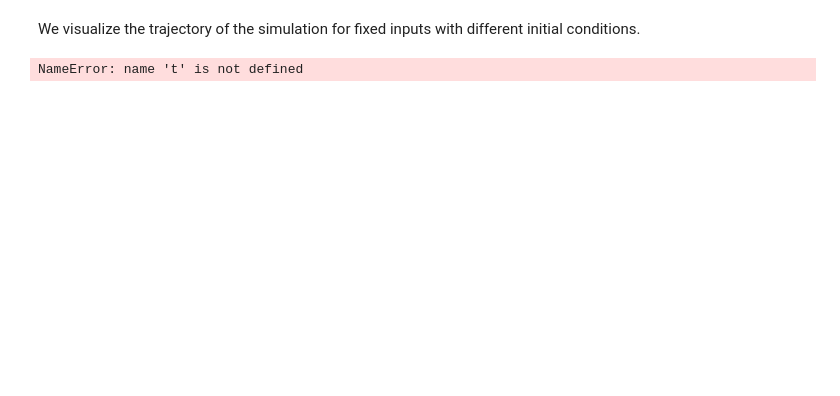
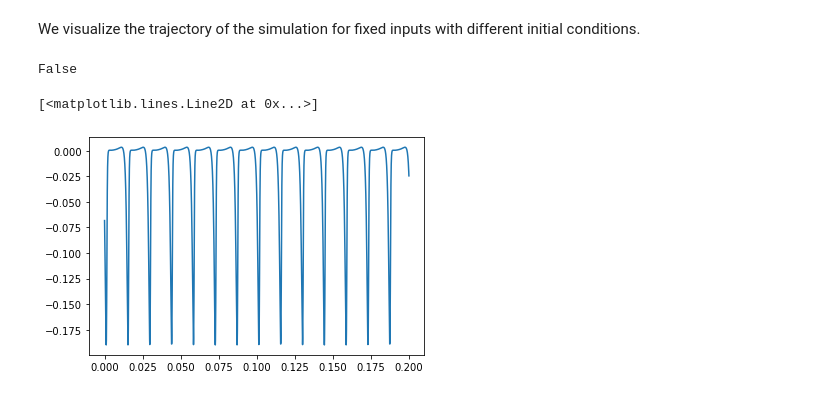
Before and after one commit to shivangrawat/perturbed_organics, a Jupyter notebook: examples/fixed_input_traj.ipynb, the cells around one changed output. Saved outputs shown, nothing was run; the diff lists cells and outputs as text; code cells hidden in the pictures; blank space fills up the shorter version.

```diff
--- a/examples/fixed_input_traj.ipynb
+++ b/examples/fixed_input_traj.ipynb
@@ -115,6 +278,3 @@ def is_diverging(trajectory, max_val=1e10):
 y0 = model.inital_conditions(initial_type=initial_type)
 
 sim_obj = sim_solution(model)
-sim = sim_obj.simulate(t, y0=y0)
-# %% [output]
-NameError: name 't' is not defined
@@ -120,0 +313,10 @@ NameError: name 't' is not defined
+# %%
+signal_data = traj_segment[:, 0].detach().numpy()
+is_periodic(signal_data)
+# %% [output]
+False
+# %%
+plt.plot(t_chunk, signal_data)
+# %% [output]
+[<matplotlib.lines.Line2D at 0x...>]
+[figure, added]
```
Also changed, not shown: parts of 11 cells of this notebook.
